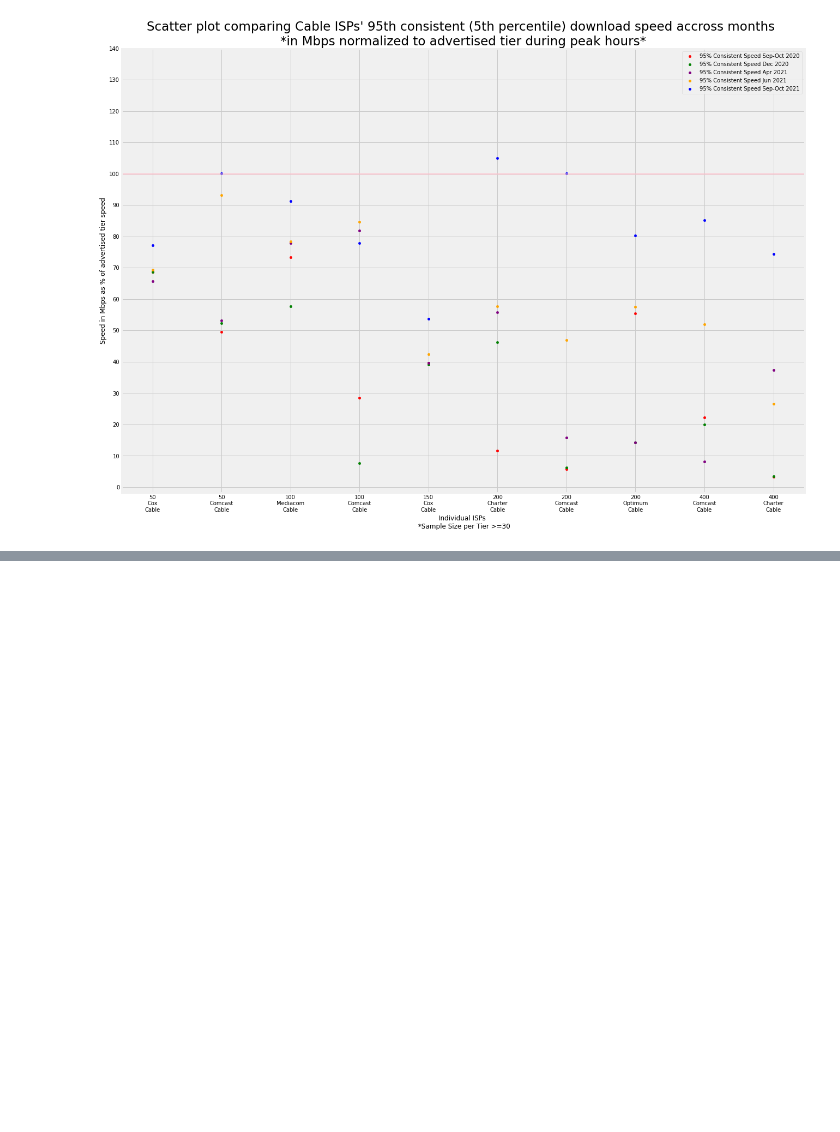
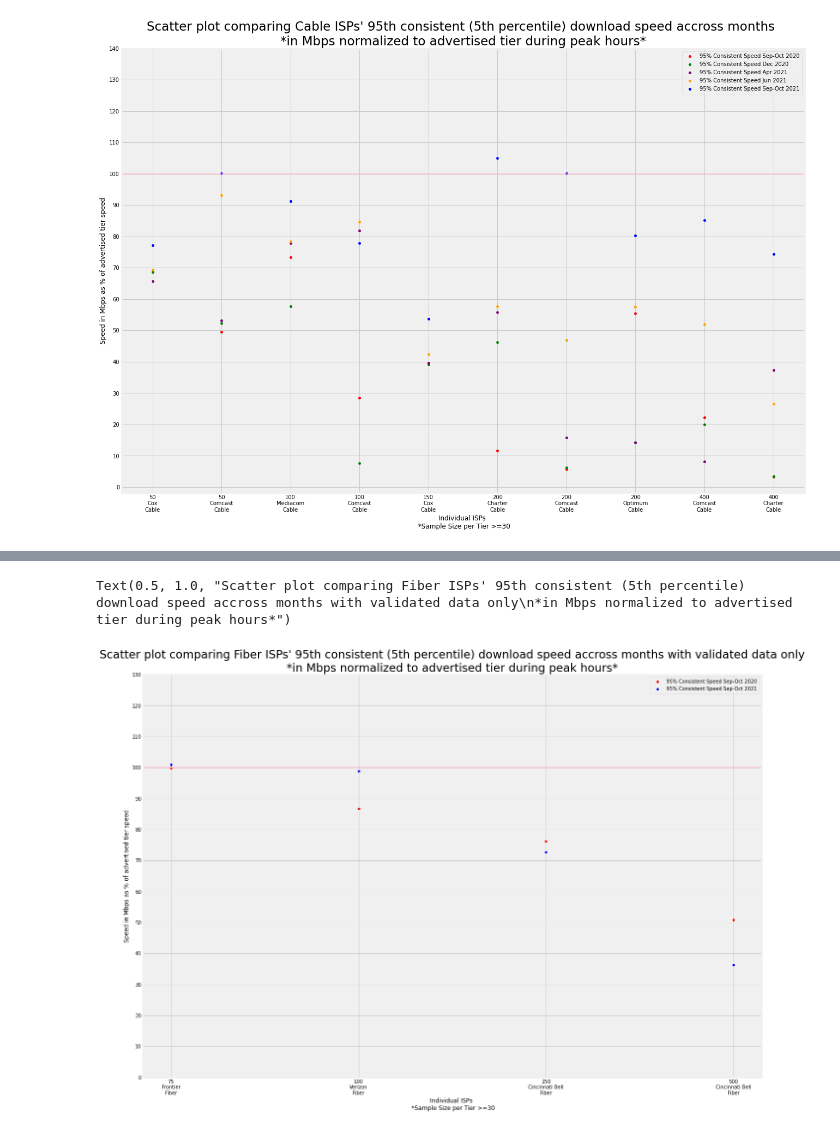
Before and after one commit to afreund415/MBA-broadband-research, a Jupyter notebook: jupyterFiles/95% Consistency Analysis with Validated & Raw MBA Data.ipynb, the cells around one changed output, grey strips where cells are left out. Cells and saved outputs as stored; diff of their text form; code cells hidden in the pictures; blank space fills up the shorter version.

```diff
--- a/jupyterFiles/95% Consistency Analysis with Validated & Raw MBA Data.ipynb
+++ b/jupyterFiles/95% Consistency Analysis with Validated & Raw MBA Data.ipynb
@@ -816,0 +805,23 @@ Text(0.5, 1.0, "Scatter plot comparing Fiber ISPs' 95th consistent (5th percenti
+# %%
+sep20DF = fiberValData.where(fiberValData.month =='Oct/Sep2020').dropna()
+
+sep21DF = fiberValData.where(fiberValData.month =='Oct/Sep2021').dropna()
+
+
+plt.rcParams["figure.figsize"] = [20, 15]
+
+ax1 = sep20DF.plot(kind='scatter', x='ispTech', y='fivepct', color='r', label = '95% Consistent Speed Sep-Oct 2020')
+ax2 = sep21DF.plot(kind='scatter', x='ispTech', y='fivepct', color='blue', label = '95% Consistent Speed Sep-Oct 2021', ax=ax1)
+
+
+ax1.axhline(y = 100, xmin = 0, xmax = 82, color = 'pink', linestyle = '-', alpha=0.5)
+
+plt.yticks(np.arange(0, 140, 10))
+plt.xticks(np.arange(0, len(fiberValData)/2, 1))
+
+ax1.set_xlabel('Individual ISPs \n *Sample Size per Tier >=30')
+ax1.set_ylabel('Speed in Mbps as % of advertised tier speed')
+ax1.set_title("Scatter plot comparing Fiber ISPs' 95th consistent (5th percentile) download speed accross months with validated data only\n*in Mbps normalized to advertised tier during peak hours*", fontsize=23)
+# %% [output]
+Text(0.5, 1.0, "Scatter plot comparing Fiber ISPs' 95th consistent (5th percentile) download speed accross months with validated data only\n*in Mbps normalized to advertised tier during peak hours*")
+[figure, added]
```
Also changed, not shown: parts of 3 cells of this notebook.
